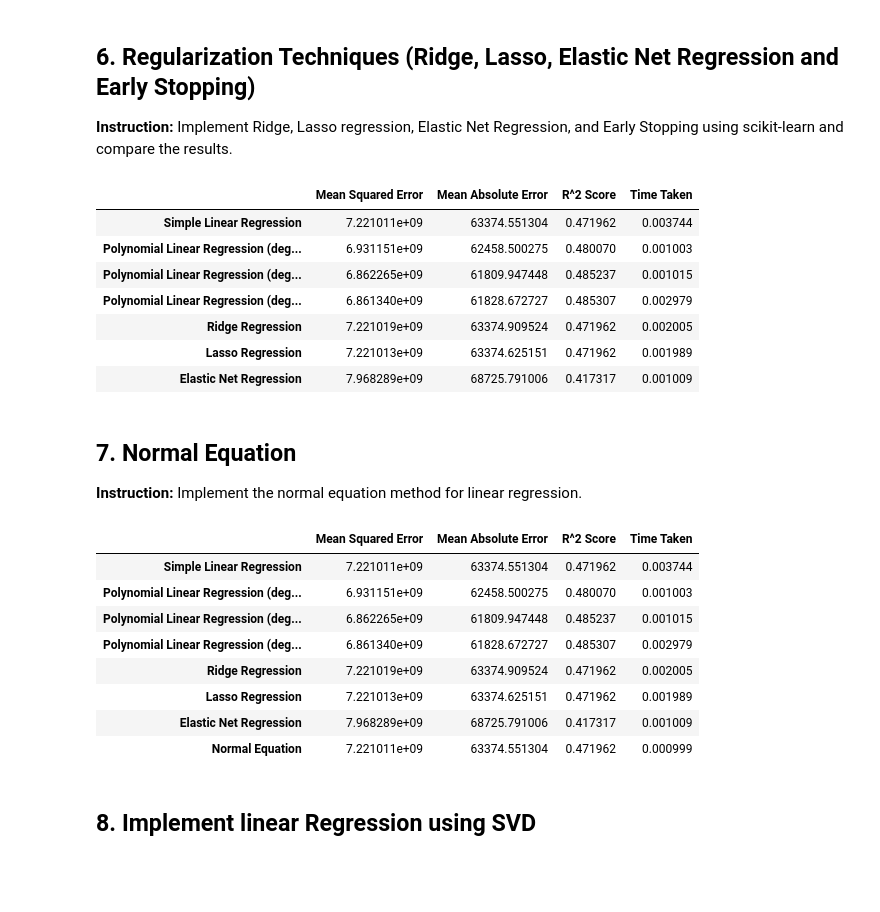
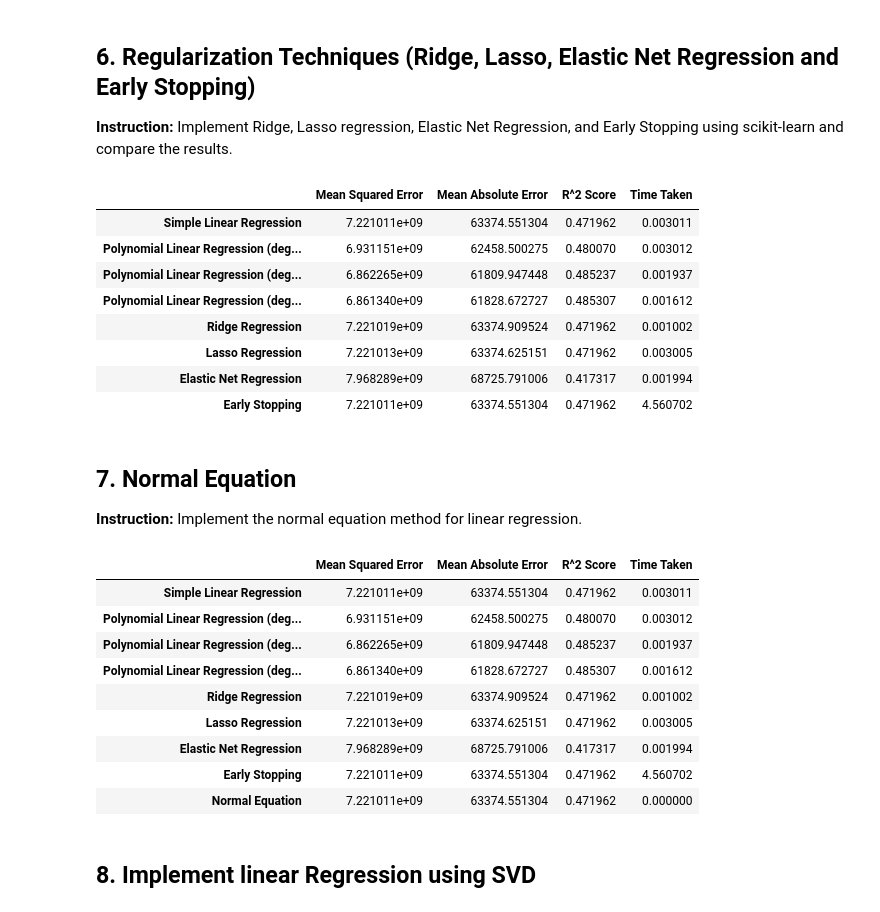
Before and after one commit to SayanDasDev/ML-College-, a Jupyter notebook: project_1/Regression_Project_Notebook.ipynb, the cells around one changed output. Cells and saved outputs as stored; diff of their text form; code cells hidden in the pictures; blank space fills up the shorter version.

```diff
--- a/project_1/Regression_Project_Notebook.ipynb
+++ b/project_1/Regression_Project_Notebook.ipynb
@@ -315,40 +327,86 @@ elastic_net_model.fit(X_train, y_train)
 end_time_elastic_net = time.time()
 y_pred_elastic_net = elastic_net_model.predict(X_test)
 
 # Early Stopping
+start_time_es = time.time()
+X_train_es, X_valid, y_train_es, y_valid = train_test_split(X, y, test_size=0.2, random_state=42)
+
+# Preprocessing pipeline: Polynomial features and scaling
+degree=90
+preprocessing = make_pipeline(
+    PolynomialFeatures(degree=degree, include_bias=False),  # Adjust the degree as needed
+    StandardScaler()
+)
+
+# Preprocess the training and validation sets
+X_train_prep = preprocessing.fit_transform(X_train_es)
+X_valid_prep = preprocessing.transform(X_valid)
+
+# Initialize the SGDRegressor
+sgd_reg = SGDRegressor(penalty=None, eta0=0.01, random_state=42)  # Adjust learning rate as needed
+
+# Parameters for training
+n_epochs = 500
+best_valid_rmse = float('inf')
+best_model = None
+# Training loop with early stopping
+for epoch in range(n_epochs):
+    # Perform a single epoch of training
+    sgd_reg.partial_fit(X_train_prep, y_train_es.ravel())
+
+    # Predict on the validation set
+    y_valid_predict = sgd_reg.predict(X_valid_prep)
+
+    # Calculate validation error (RMSE)
+    val_error = root_mean_squared_error(y_valid, y_valid_predict)
+
+    # Check if this is the best model so far
+    if val_error < best_valid_rmse:
+        best_valid_rmse = val_error
+        best_model = deepcopy(sgd_reg)
+
+end_time_es = time.time()
+
+mse_es = mean_squared_error(y_valid, y_pred)
+mae_es = mean_absolute_error(y_valid, y_pred)
+r2_es = r2_score(y_valid, y_pred)
+time_taken_es = end_time_es - start_time_es
+
 
 
 # Calculate performance metrics for each of these
 mse_ridge = mean_squared_error(y_test, y_pred_ridge)
 mae_ridge = mean_absolute_error(y_test, y_pred_ridge)
 r2_ridge = r2_score(y_test, y_pred_ridge)
 time_taken_ridge = end_time_ridge - start_time_ridge
 
 mse_lasso = mean_squared_error(y_test, y_pred_lasso)
 mae_lasso = mean_absolute_error(y_test, y_pred_lasso)
 r2_lasso = r2_score(y_test, y_pred_lasso)
 time_taken_lasso = end_time_lasso - start_time_lasso
 
 mse_elastic_net = mean_squared_error(y_test, y_pred_elastic_net)
 mae_elastic_net = mean_absolute_error(y_test, y_pred_elastic_net)
 r2_elastic_net = r2_score(y_test, y_pred_elastic_net)
 time_taken_elastic_net = end_time_elastic_net - start_time_elastic_net
 
 # Print the performance metrics
 matrices.loc['Ridge Regression'] = [mse_ridge, mae_ridge, r2_ridge, time_taken_ridge]
 matrices.loc['Lasso Regression'] = [mse_lasso, mae_lasso, r2_lasso, time_taken_lasso]
 matrices.loc['Elastic Net Regression'] = [mse_elastic_net, mae_elastic_net, r2_elastic_net, time_taken_elastic_net]
+matrices.loc['Early Stopping'] = [mse_es, mae_es, r2_es, time_taken_es]
 
 matrices
 # %% [output]
 |  | Mean Squared Error | Mean Absolute Error | R^2 Score | Time Taken |
-| Simple Linear Regression | 7.221011e+09 | 63374.551304 | 0.471962 | 0.003744 |
-| Polynomial Linear Regression (deg... | 6.931151e+09 | 62458.500275 | 0.480070 | 0.001003 |
-| Polynomial Linear Regression (deg... | 6.862265e+09 | 61809.947448 | 0.485237 | 0.001015 |
-| Polynomial Linear Regression (deg... | 6.861340e+09 | 61828.672727 | 0.485307 | 0.002979 |
-| Ridge Regression | 7.221019e+09 | 63374.909524 | 0.471962 | 0.002005 |
-| Lasso Regression | 7.221013e+09 | 63374.625151 | 0.471962 | 0.001989 |
-| Elastic Net Regression | 7.968289e+09 | 68725.791006 | 0.417317 | 0.001009 |
+| Simple Linear Regression | 7.221011e+09 | 63374.551304 | 0.471962 | 0.003011 |
+| Polynomial Linear Regression (deg... | 6.931151e+09 | 62458.500275 | 0.480070 | 0.003012 |
+| Polynomial Linear Regression (deg... | 6.862265e+09 | 61809.947448 | 0.485237 | 0.001937 |
+| Polynomial Linear Regression (deg... | 6.861340e+09 | 61828.672727 | 0.485307 | 0.001612 |
+| Ridge Regression | 7.221019e+09 | 63374.909524 | 0.471962 | 0.001002 |
+| Lasso Regression | 7.221013e+09 | 63374.625151 | 0.471962 | 0.003005 |
+| Elastic Net Regression | 7.968289e+09 | 68725.791006 | 0.417317 | 0.001994 |
+| Early Stopping | 7.221011e+09 | 63374.551304 | 0.471962 | 4.560702 |
 # %% [markdown]
 
 ## 7. Normal Equation
@@ -382,14 +440,15 @@ matrices.loc['Normal Equation'] = [mse_ne, mae_ne, r2_ne, time_taken_ne]
 matrices
 # %% [output]
 |  | Mean Squared Error | Mean Absolute Error | R^2 Score | Time Taken |
-| Simple Linear Regression | 7.221011e+09 | 63374.551304 | 0.471962 | 0.003744 |
-| Polynomial Linear Regression (deg... | 6.931151e+09 | 62458.500275 | 0.480070 | 0.001003 |
-| Polynomial Linear Regression (deg... | 6.862265e+09 | 61809.947448 | 0.485237 | 0.001015 |
-| Polynomial Linear Regression (deg... | 6.861340e+09 | 61828.672727 | 0.485307 | 0.002979 |
-| Ridge Regression | 7.221019e+09 | 63374.909524 | 0.471962 | 0.002005 |
-| Lasso Regression | 7.221013e+09 | 63374.625151 | 0.471962 | 0.001989 |
-| Elastic Net Regression | 7.968289e+09 | 68725.791006 | 0.417317 | 0.001009 |
-| Normal Equation | 7.221011e+09 | 63374.551304 | 0.471962 | 0.000999 |
+| Simple Linear Regression | 7.221011e+09 | 63374.551304 | 0.471962 | 0.003011 |
+| Polynomial Linear Regression (deg... | 6.931151e+09 | 62458.500275 | 0.480070 | 0.003012 |
+| Polynomial Linear Regression (deg... | 6.862265e+09 | 61809.947448 | 0.485237 | 0.001937 |
+| Polynomial Linear Regression (deg... | 6.861340e+09 | 61828.672727 | 0.485307 | 0.001612 |
+| Ridge Regression | 7.221019e+09 | 63374.909524 | 0.471962 | 0.001002 |
+| Lasso Regression | 7.221013e+09 | 63374.625151 | 0.471962 | 0.003005 |
+| Elastic Net Regression | 7.968289e+09 | 68725.791006 | 0.417317 | 0.001994 |
+| Early Stopping | 7.221011e+09 | 63374.551304 | 0.471962 | 4.560702 |
+| Normal Equation | 7.221011e+09 | 63374.551304 | 0.471962 | 0.000000 |
 # %% [markdown]
 ## 8. Implement linear Regression using SVD
 # %%
```
Also changed, not shown: parts of 10 cells of this notebook.
